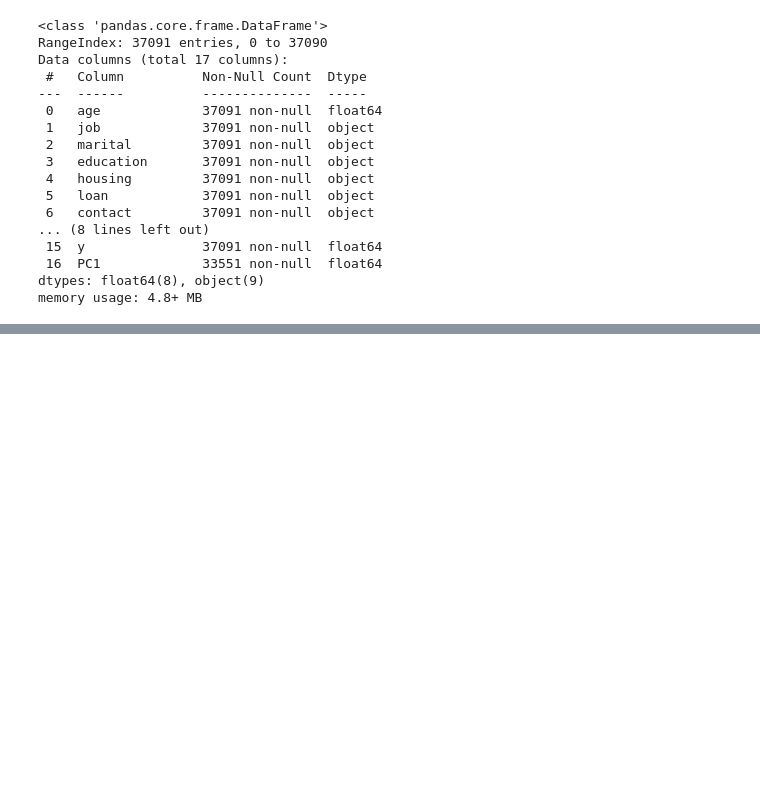
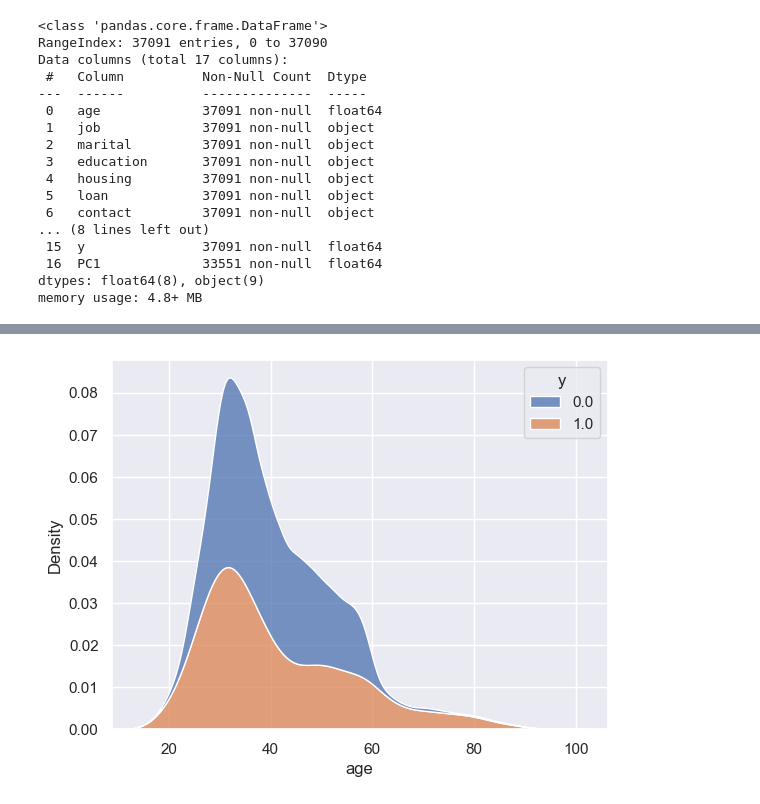
Before and after one commit to singhanuj695/Data-glacier-Group-Project, a Jupyter notebook: Week-10/Week_10.ipynb, the cells around one changed output, grey strips where cells are left out. Cells and saved outputs as stored; diff of their text form; code cells hidden in the pictures; blank space fills up the shorter version.

```diff
--- a/Week-10/Week_10.ipynb
+++ b/Week-10/Week_10.ipynb
@@ -44,0 +64,5 @@ memory usage: 4.8+ MB
+# %%
+sns.kdeplot(data=bank_additional_cleaned, x="age", hue="y", multiple="stack", common_norm=False)
+plt.show()
+# %% [output]
+[figure, added]
```
Also changed, not shown: parts of 31 cells of this notebook.
